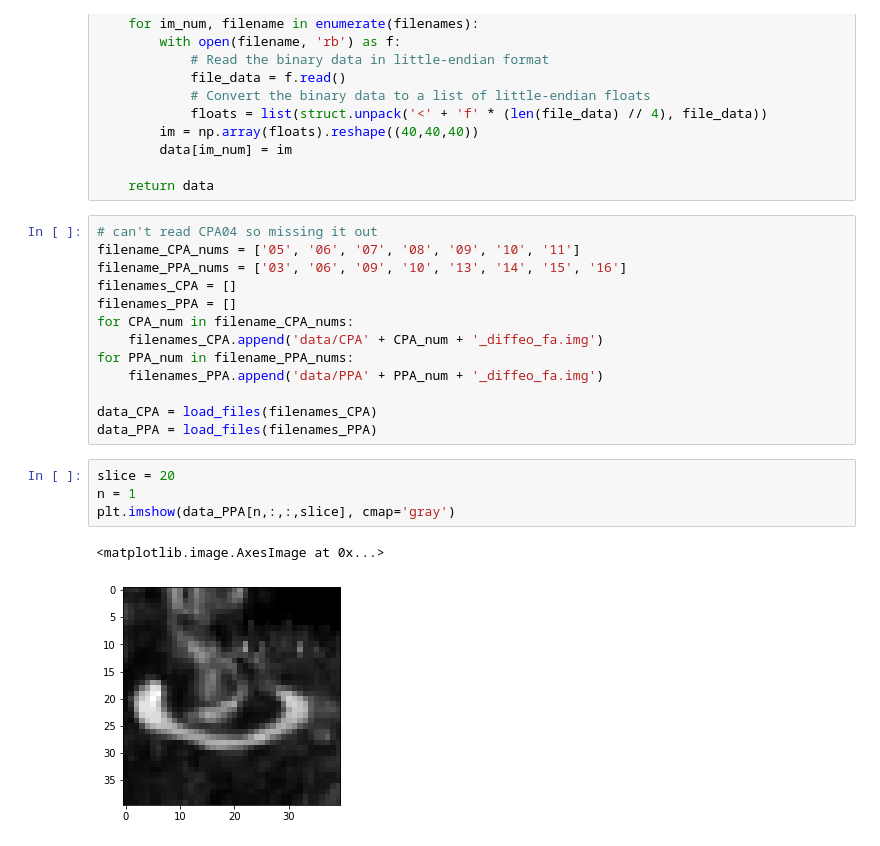
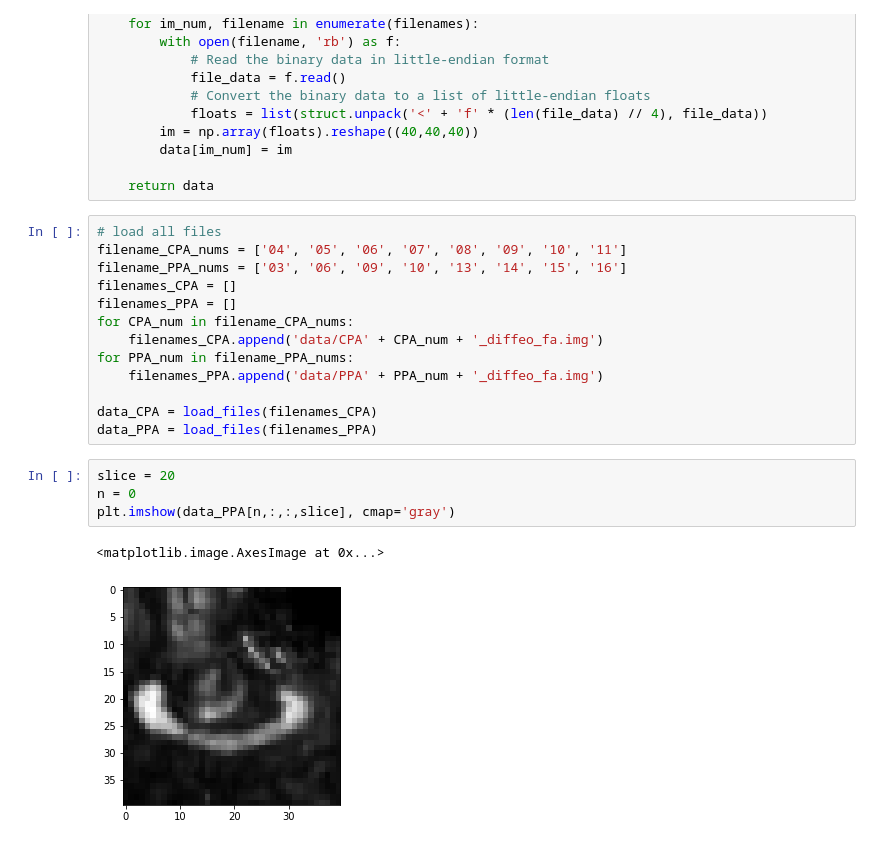
Before and after one commit to fclarke1/modelling-bio-imaging-comp0118, a Jupyter notebook: assignment_2/part_2.ipynb, the cells around one changed output. Saved outputs shown, nothing was run; the diff lists cells and outputs as text.

```diff
--- a/assignment_2/part_2.ipynb
+++ b/assignment_2/part_2.ipynb
@@ -250,8 +250,8 @@ def load_files(filenames):
 
     return data
 # %%
-# can't read CPA04 so missing it out
-filename_CPA_nums = ['05', '06', '07', '08', '09', '10', '11']
+# load all files
+filename_CPA_nums = ['04', '05', '06', '07', '08', '09', '10', '11']
 filename_PPA_nums = ['03', '06', '09', '10', '13', '14', '15', '16']
 filenames_CPA = []
 filenames_PPA = []
@@ -264,8 +264,8 @@ data_CPA = load_files(filenames_CPA)
 data_PPA = load_files(filenames_PPA)
 # %%
 slice = 20
-n = 1
+n = 0
 plt.imshow(data_PPA[n,:,:,slice], cmap='gray')
 # %% [output]
 <matplotlib.image.AxesImage at 0x...>
-[figure, old version]
+[figure, new version]
```
